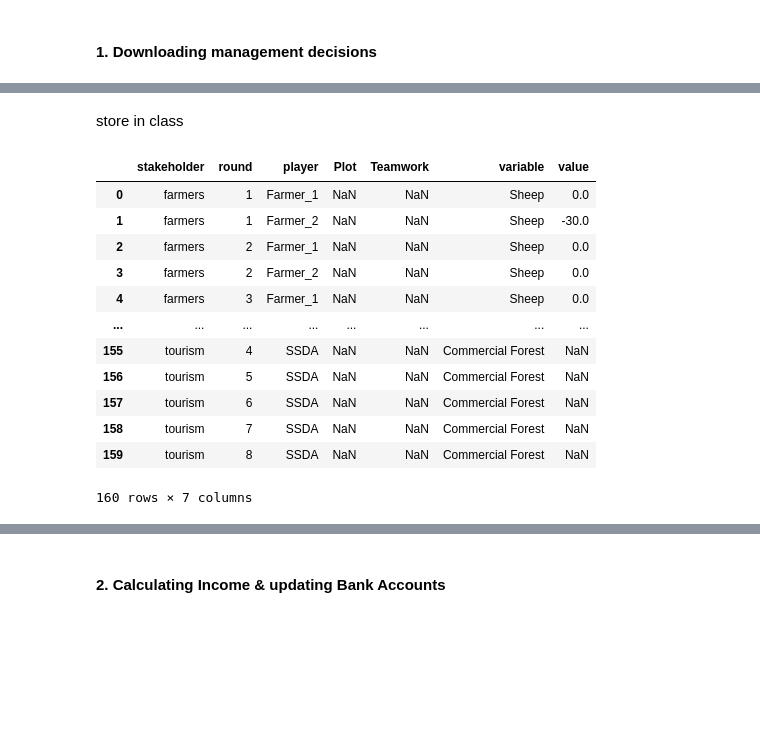
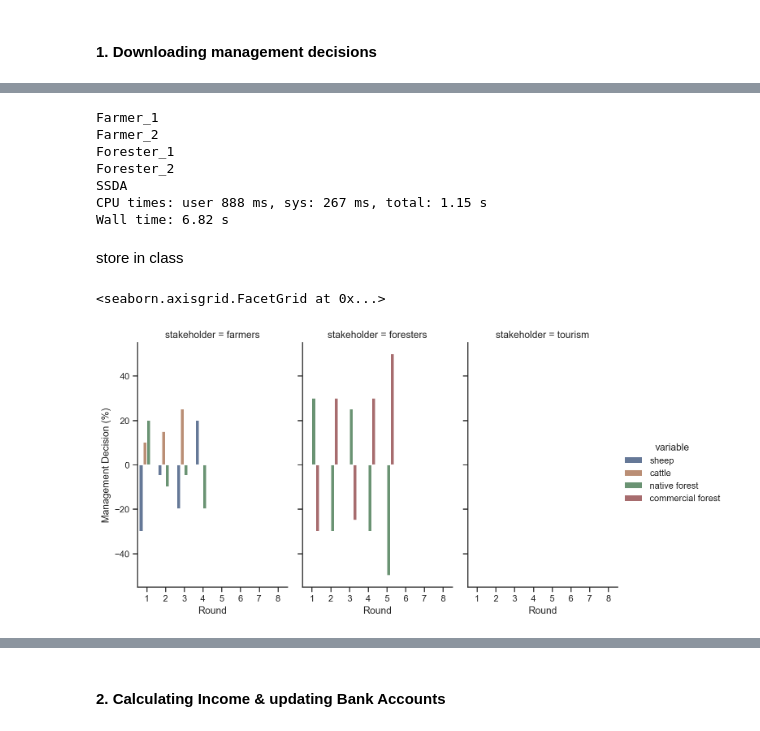
Before and after one commit to derpyninja/gecm, a Jupyter notebook: notebooks/01-mb-fz-prototype-v2.ipynb, the cells around one changed output, grey strips where cells are left out. Drawn from its saved outputs; the diff is of its cells as text; code cells hidden in the pictures; blank space fills up the shorter version.

Commit message:
worked on class data structure matrices. masking individual plots for updating functional

```diff
--- a/notebooks/01-mb-fz-prototype-v2.ipynb
+++ b/notebooks/01-mb-fz-prototype-v2.ipynb
@@ -155,7 +155,8 @@ matrix_game = MatrixGame(
     lulc_remapping=lulc_remapping,
     cmap=simplified_lulc_cm,
     model_param_dict=model_parameters_dict,
-    config_file=config
+    config_file=config,
+    credentials_fpath=credentials_fpath
 )
 
 # initialise playing field (crucial, else nothing works!)
@@ -209,18 +204,22 @@ Wall time: 7.18 s
+# %%
+%%time
+%reload_ext autoreload
+
+# download mgmt decisions
+matrix_game.fetch_mgmt_decisions()
+# %% [output]
+Farmer_1
+Farmer_2
+Forester_1
+Forester_2
+SSDA
+CPU times: user 888 ms, sys: 267 ms, total: 1.15 s
+Wall time: 6.82 s
 # %% [markdown]
 store in class
-# %%
-df_mgmt_decisions_melted
-# %% [output]
-|  | stakeholder | round | player | Plot | Teamwork | variable | value |
-| 0 | farmers | 1 | Farmer_1 | NaN | NaN | Sheep | 0.0 |
-| 1 | farmers | 1 | Farmer_2 | NaN | NaN | Sheep | -30.0 |
-| 2 | farmers | 2 | Farmer_1 | NaN | NaN | Sheep | 0.0 |
-| 3 | farmers | 2 | Farmer_2 | NaN | NaN | Sheep | 0.0 |
-| 4 | farmers | 3 | Farmer_1 | NaN | NaN | Sheep | 0.0 |
-| ... | ... | ... | ... | ... | ... | ... | ... |
-| 155 | tourism | 4 | SSDA | NaN | NaN | Commercial Forest | NaN |
-| 156 | tourism | 5 | SSDA | NaN | NaN | Commercial Forest | NaN |
-| 157 | tourism | 6 | SSDA | NaN | NaN | Commercial Forest | NaN |
-| 158 | tourism | 7 | SSDA | NaN | NaN | Commercial Forest | NaN |
-| 159 | tourism | 8 | SSDA | NaN | NaN | Commercial Forest | NaN |
-160 rows × 7 columns
+# %%
+# visualize
+matrix_game.show_all_mgmt_decisions()
+# %% [output]
+<seaborn.axisgrid.FacetGrid at 0x...>
+[figure, added]
```
Also changed, not shown: parts of 13 cells of this notebook, 5 other files.
